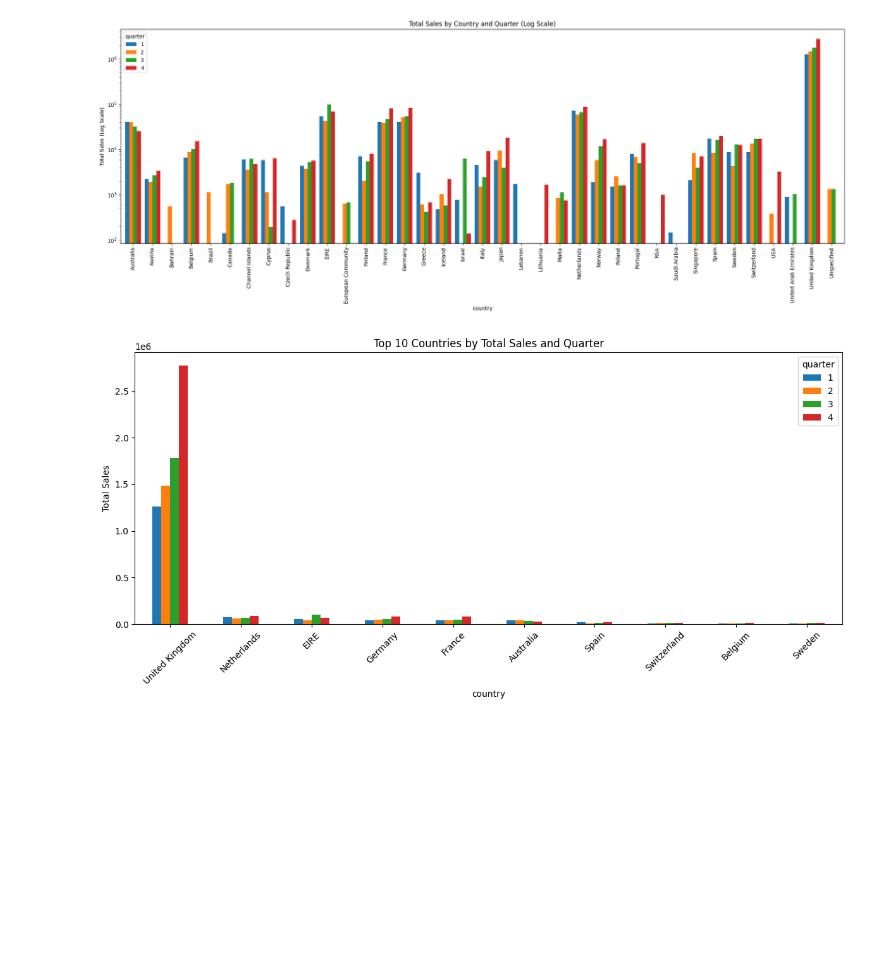
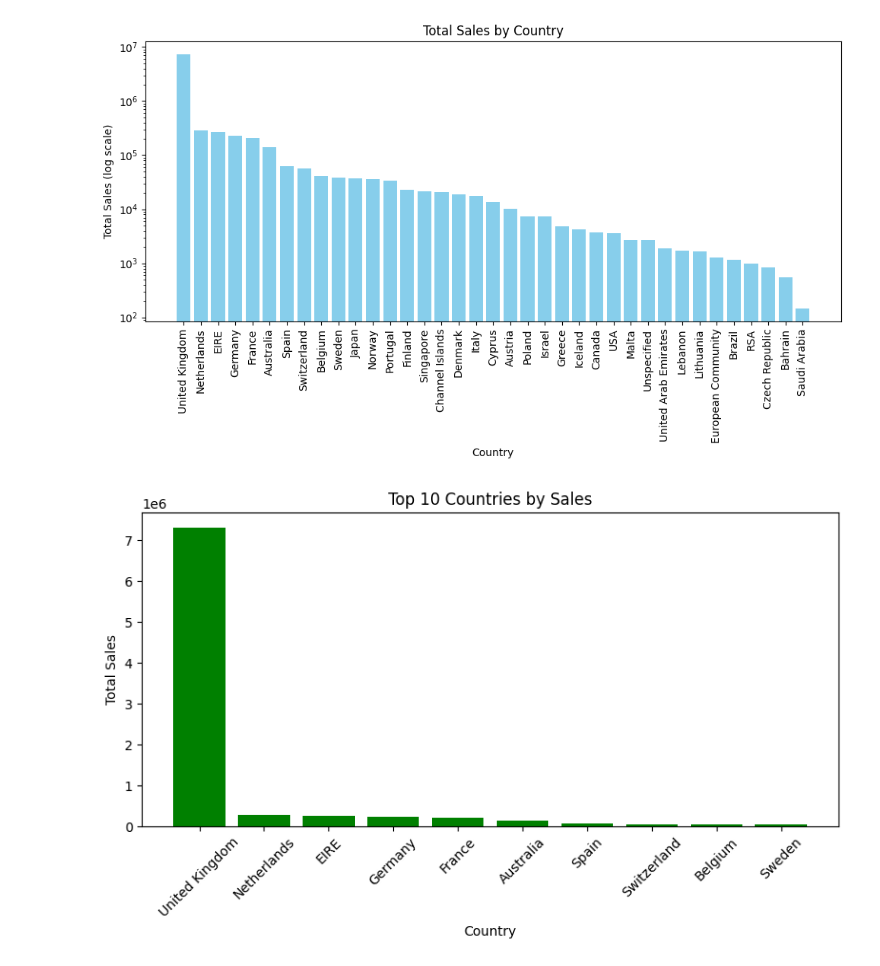
Before and after one commit to Ritzy10/DSA2040_Practical_Exam_Rita940, a Jupyter notebook: Data Warehousing/Task 3/visualizations.ipynb, the cells around one changed output. Cells and saved outputs as stored; diff of their text form; code cells hidden in the pictures; blank space fills up the shorter version.

Commit message:
Updated the Visualizations ipynb file in Task 3(Data Warehousing)

```diff
--- a/Data Warehousing/Task 3/visualizations.ipynb
+++ b/Data Warehousing/Task 3/visualizations.ipynb
@@ -1,36 +1,61 @@
 # %%
+import sqlite3
+import pandas as pd
 import matplotlib.pyplot as plt
-import pandas as pd
 
-# --- 1. Total sales by country & quarter with log scale ---
-pivot_df.plot(kind='bar', figsize=(20,8), width=0.8)
-plt.yscale('log')  # make small bars more visible
-plt.ylabel("Total Sales (Log Scale)")
-plt.title("Total Sales by Country and Quarter (Log Scale)")
+# Connect to your SQLite DW
+db_path = r"C:\Users\Administrator\OneDrive\Desktop\DSA2040_Practical_Exam_Rita940\Data Warehousing\Task 2\retail_dw.db"
+conn = sqlite3.connect(db_path)
+
+# Query total sales by country
+query = """
+SELECT
+    c.country,
+    SUM(sf.total_sales) AS total_sales
+FROM SalesFact sf
+JOIN Customer c ON sf.customer_id = c.customer_id
+GROUP BY c.country
+ORDER BY total_sales DESC
+"""
+df = pd.read_sql_query(query, conn)
+conn.close()
+
+# --- 1. Total Sales by Country (Log Scale) ---
+plt.figure(figsize=(10,6))
+plt.bar(df['country'], df['total_sales'], color='skyblue')
+plt.yscale("log")  # Apply log scale
 plt.xticks(rotation=90)
+plt.xlabel("Country")
+plt.ylabel("Total Sales (log scale)")
+plt.title("Total Sales by Country")
 plt.tight_layout()
+plt.savefig("sales_by_country_all_log.png", dpi=300)
 plt.show()
 
-# --- 2. Top 10 countries ---
-country_totals = df_vis.groupby("country")["total_sales"].sum()
-top_countries = country_totals.sort_values(ascending=False).head(10).index
 
-pivot_df.loc[top_countries].plot(kind='bar', figsize=(12,6))
+# --- 2. Top 10 Countries ---
+top10 = df.head(10)
+plt.figure(figsize=(8,5))
+plt.bar(top10['country'], top10['total_sales'], color='green')
+plt.xticks(rotation=45)
+plt.xlabel("Country")
 plt.ylabel("Total Sales")
-plt.title("Top 10 Countries by Total Sales and Quarter")
-plt.xticks(rotation=45)
+plt.title("Top 10 Countries by Sales")
 plt.tight_layout()
+plt.savefig("sales_by_country_top10.png", dpi=300)
 plt.show()
 
-# --- 3. Lowest 10 countries ---
-low_countries = country_totals.sort_values(ascending=True).head(10).index
-
-pivot_df.loc[low_countries].plot(kind='bar', figsize=(12,6))
+# --- 3. Bottom 10 Countries ---
+bottom10 = df.tail(10)
+plt.figure(figsize=(8,5))
+plt.bar(bottom10['country'], bottom10['total_sales'], color='red')
+plt.xticks(rotation=45)
+plt.xlabel("Country")
 plt.ylabel("Total Sales")
-plt.title("Lowest 10 Countries by Total Sales and Quarter")
-plt.xticks(rotation=45)
+plt.title("Bottom 10 Countries by Sales")
 plt.tight_layout()
+plt.savefig("sales_by_country_bottom10.png", dpi=300)
 plt.show()
 # %% [output]
-[figure, old version]
+[figure, new version]
-[figure, old version]
+[figure, new version]
```
Also changed, not shown: parts of 1 cell of this notebook.
